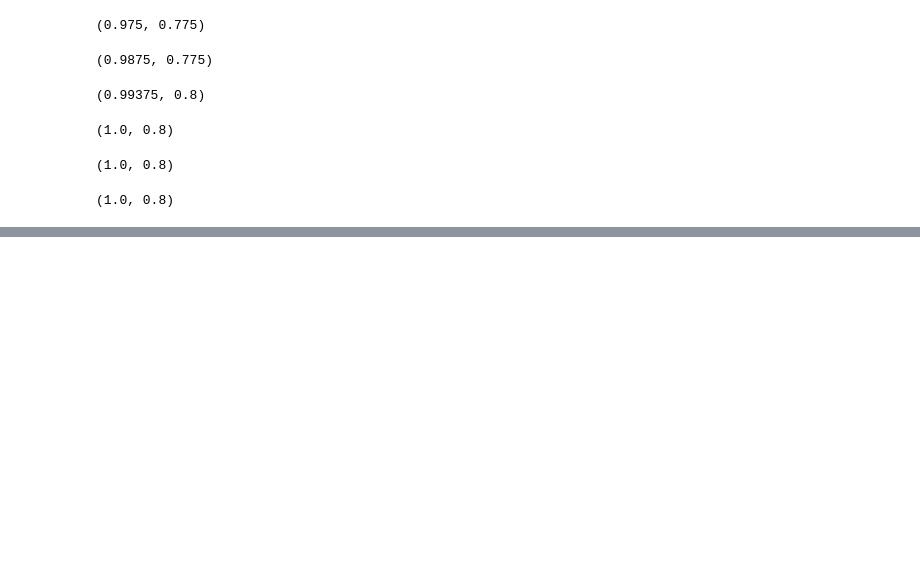
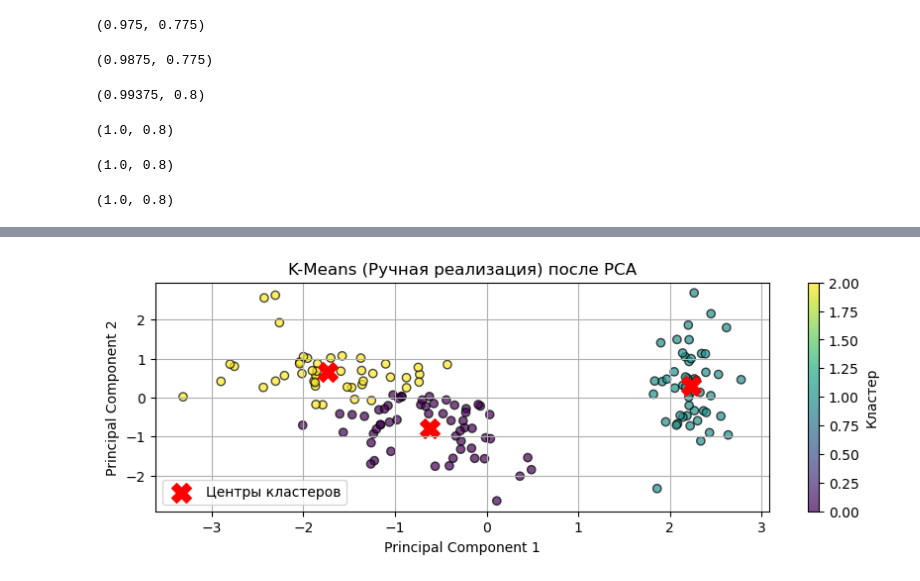
Before and after one commit to iTonyJah/DataScience, a Jupyter notebook: Edu/a-math/a-math_final_project.ipynb, the cells around one changed output, grey strips where cells are left out. Drawn from its saved outputs; the diff is of its cells as text; code cells hidden in the pictures; blank space fills up the shorter version.

```diff
--- a/Edu/a-math/a-math_final_project.ipynb
+++ b/Edu/a-math/a-math_final_project.ipynb
@@ -828,0 +895,95 @@ Sklearn DecisionTree, max_depth=4               0.95000              0.825
+# %%
+def custom_kmeans(X, n_clusters, max_iters=100, tolerance=1e-4, random_state=42):
+    np.random.seed(random_state)
+    n_samples, n_features = X.shape
+
+    # Инициализация центров кластеров случайным образом
+    # Выбираем случайные индексы из данных
+    indices = np.random.choice(n_samples, n_clusters, replace=False)
+    centers = X[indices]
+
+    for i in range(max_iters):
+        # Назначение точек ближайшему центру (E-шаг)
+        # Вычисляем евклидово расстояние до каждого центра
+        distances = np.sqrt(((X - centers[:, np.newaxis])**2).sum(axis=2))
+        # Назначаем метку кластера с минимальным расстоянием
+        labels = np.argmin(distances, axis=0)
+
+        # Пересчет центров (M-шаг)
+        new_centers = np.array([X[labels == k].mean(axis=0) for k in range(n_clusters)])
+
+        # Проверка условия остановки (сдвиг центров)
+        if np.sum(np.abs(new_centers - centers)) < tolerance:
+            break
+
+        centers = new_centers
+
+    print('Потребовалось итераций для нахождения центров:', i)
+    return labels, centers
+
+# Применяем ручной K-Means
+k = 3 # В наборе Iris 3 класса
+custom_labels, custom_centers = custom_kmeans(X_scaled, n_clusters=k, random_state=42)
+
+
+def custom_pca(X, n_components):
+    # Центрирование данных (уже сделано при масштабировании, но на всякий случай)
+    X_centered = X - X.mean(axis=0)
+
+    # Вычисление ковариационной матрицы
+    cov_matrix = np.cov(X_centered, rowvar=False)
+
+    # Вычисление собственных значений и собственных векторов
+    eigenvalues, eigenvectors = np.linalg.eigh(cov_matrix)
+
+    # Сортировка собственных векторов по убыванию собственных значений
+    sorted_indices = np.argsort(eigenvalues)[::-1]
+    eigenvectors = eigenvectors[:, sorted_indices]
+
+    # Выбор первых n_components главных компонент
+    principal_components = eigenvectors[:, :n_components]
+
+    # Проецирование данных в новое пространство
+    X_pca = np.dot(X_centered, principal_components)
+
+    return X_pca, principal_components
+
+# Применяем ручной PCA для 2D
+X_pca_custom, components = custom_pca(X_scaled, n_components=2)
+
+
+# Реализация SkLearn для сравнения
+
+kmeans_sklearn = KMeans(n_clusters=k, random_state=42, n_init=10)
+sklearn_labels = kmeans_sklearn.fit_predict(X_scaled)
+sklearn_centers = kmeans_sklearn.cluster_centers_
+
+
+def plot_clusters(X_pca, labels, centers_scaled, title, components):
+    # Преобразование центров кластеров в пространство PCA для корректного отображения на графике
+    centers_pca = np.dot(centers_scaled, components)
+
+    plt.figure(figsize=(10, 3))
+    scatter = plt.scatter(X_pca[:, 0], X_pca[:, 1], c=labels, cmap='viridis', alpha=0.7, edgecolor='k')
+    plt.scatter(centers_pca[:, 0], centers_pca[:, 1], c='red', s=200, marker='X', label='Центры кластеров')
+    plt.title(title)
+    plt.xlabel('Principal Component 1')
+    plt.ylabel('Principal Component 2')
+    plt.legend()
+    plt.colorbar(scatter, label='Кластер')
+    plt.grid(True)
+    plt.show()
+
+# Визуализация ручного K-Means
+plot_clusters(X_pca_custom, custom_labels, custom_centers, 'K-Means (Ручная реализация) после PCA', components)
+
+# Визуализация Sklearn K-Means
+plot_clusters(X_pca_custom, sklearn_labels, sklearn_centers, 'K-Means (Sklearn) после PCA', components)
+
+print("Центры кластеров (Ручная реализация, масштабировано):")
+print(custom_centers)
+print("\nЦентры кластеров (Sklearn, масштабировано):")
+print(sklearn_centers)
+print("\nРазница между центрами кластеров, масштабировано:")
+print(np.round(custom_centers - sklearn_centers, 8))
+# %% [output]
@@ -828,0 +991 @@ Sklearn DecisionTree, max_depth=4               0.95000              0.825
+[figure, added]
```
Also changed, not shown: parts of 37 cells of this notebook, 2 other files.
